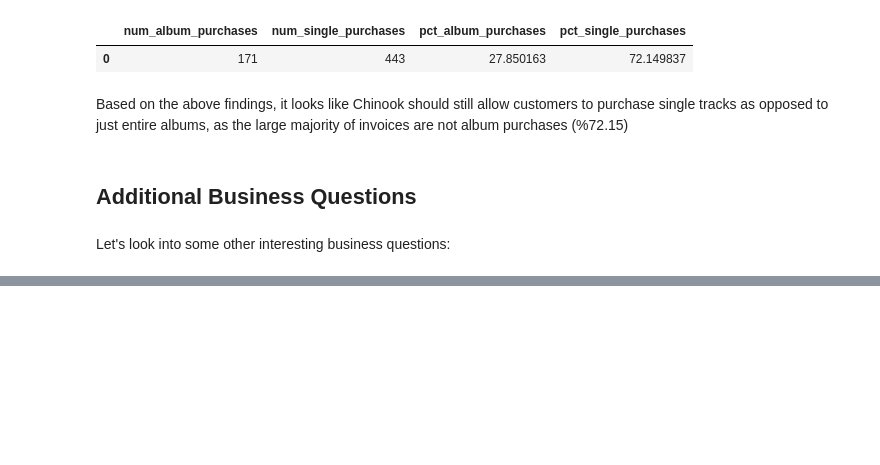
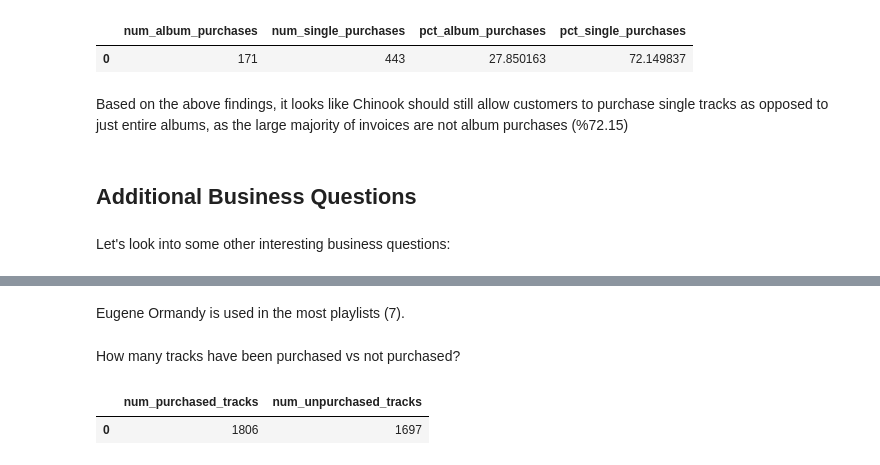
Before and after one commit to clu0501/answer-business-questions-sql, a Jupyter notebook: Basics.ipynb, the cells around one changed output, grey strips where cells are left out. Drawn from its saved outputs; the diff is of its cells as text; code cells hidden in the pictures; blank space fills up the shorter version.

```diff
--- a/Basics.ipynb
+++ b/Basics.ipynb
@@ -259,0 +293,24 @@ Let's look into some other interesting business questions:
+# %% [markdown]
+Eugene Ormandy is used in the most playlists (7).
+# %% [markdown]
+How many tracks have been purchased vs not purchased?
+# %%
+tracks_purchased_vs_not_purchased_query = """
+    WITH
+    purchased_tracks AS (
+        SELECT DISTINCT track_id FROM invoice_line
+    ),
+    unpurchased_tracks AS (
+        SELECT DISTINCT track_id FROM track
+        EXCEPT
+        SELECT track_id FROM purchased_tracks
+    )
+    SELECT
+        (SELECT COUNT(track_id) FROM purchased_tracks) AS num_purchased_tracks,
+        (SELECT COUNT(track_id) FROM unpurchased_tracks) AS num_unpurchased_tracks;
+"""
+
+run_query(tracks_purchased_vs_not_purchased_query)
+# %% [output]
+|  | num_purchased_tracks | num_unpurchased_tracks |
+| 0 | 1806 | 1697 |
```
Also changed, not shown: parts of 8 cells of this notebook.
